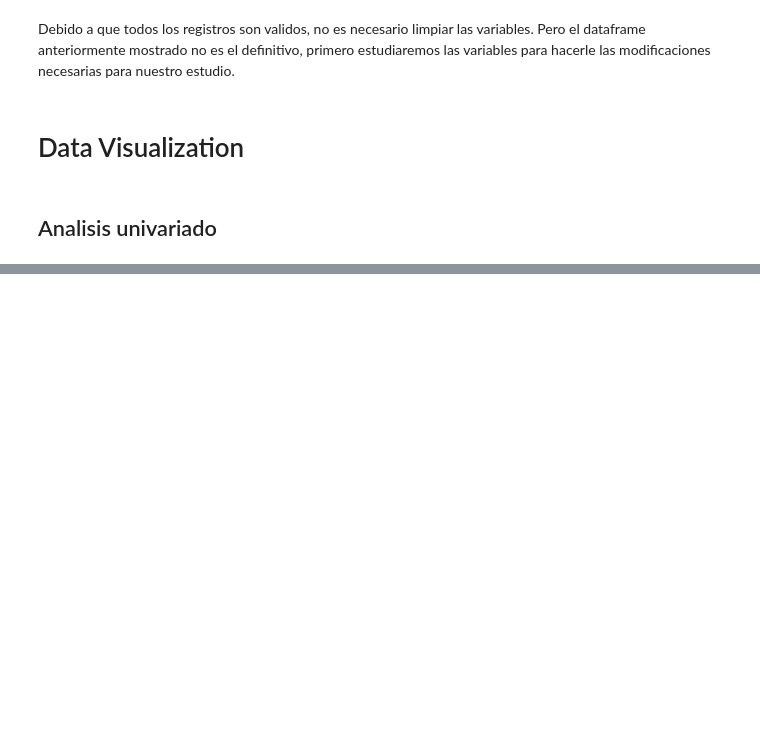
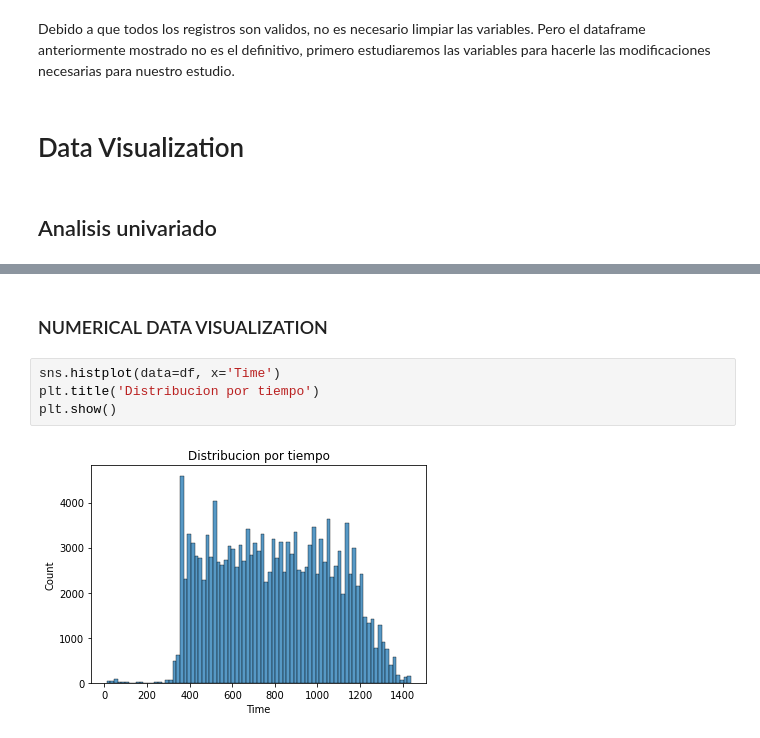
Before and after one commit to nick1287/Airlines, a Jupyter notebook: Airlines+Proyecto_Final.ipynb, the cells around one changed output, grey strips where cells are left out. Drawn from its saved outputs; the diff is of its cells as text; blank space fills up the shorter version.

```diff
--- a/Airlines+Proyecto_Final.ipynb
+++ b/Airlines+Proyecto_Final.ipynb
@@ -73,0 +85,8 @@ df.describe().T
+# %% [markdown]
+### NUMERICAL DATA VISUALIZATION
+# %%
+sns.histplot(data=df, x='Time')
+plt.title('Distribucion por tiempo')
+plt.show()
+# %% [output]
+[figure, added]
```
Also changed, not shown: parts of 40 cells of this notebook.
